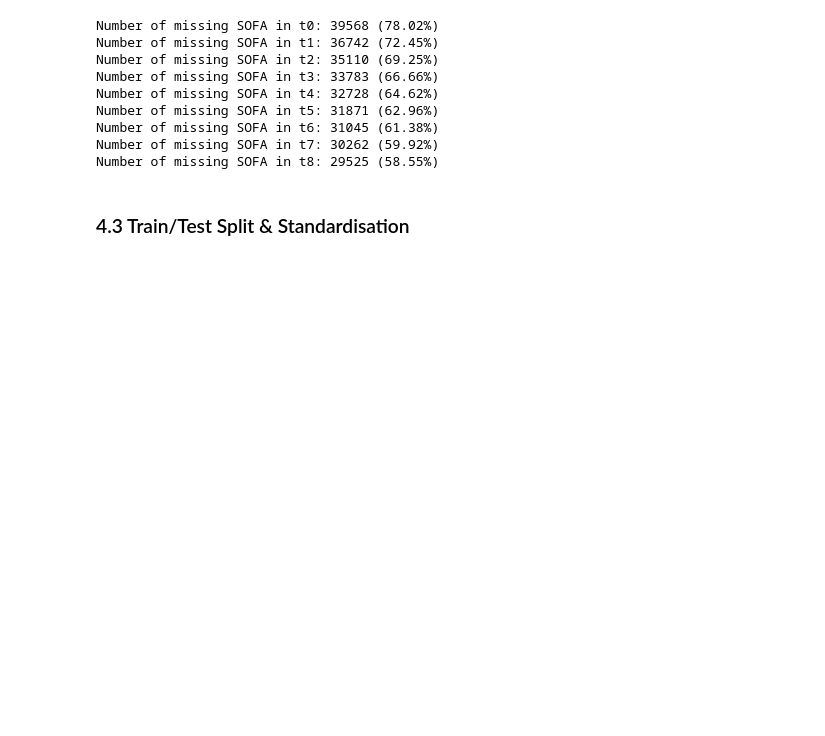
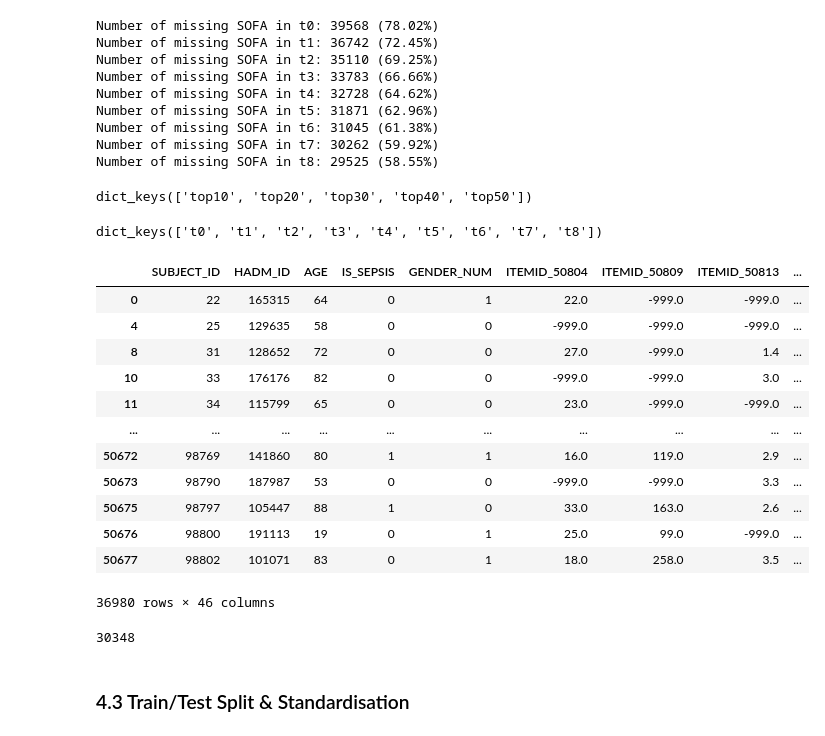
Before and after one commit to 23233408/CAPSTONE, a Jupyter notebook: Amy Hung/Traditional_ML_v1.ipynb, the cells around one changed output. Cells and saved outputs as stored; diff of their text form; code cells hidden in the pictures; blank space fills up the shorter version.

```diff
--- a/Amy Hung/Traditional_ML_v1.ipynb
+++ b/Amy Hung/Traditional_ML_v1.ipynb
@@ -200,3 +200,11 @@ Number of missing SOFA in t5: 31871 (62.96%)
 Number of missing SOFA in t6: 31045 (61.38%)
 Number of missing SOFA in t7: 30262 (59.92%)
 Number of missing SOFA in t8: 29525 (58.55%)
+# %%
+dfs_dict.keys()
+# %% [output]
+dict_keys(['top10', 'top20', 'top30', 'top40', 'top50'])
+# %%
+dfs_dict[key].keys()
+# %% [output]
+dict_keys(['t0', 't1', 't2', 't3', 't4', 't5', 't6', 't7', 't8'])
@@ -203,3 +230,23 @@ Number of missing SOFA in t8: 29525 (58.55%)
+# %%
+dfs_dict_without_missing['top40']['t3']
+# %% [output]
+|  | SUBJECT_ID | HADM_ID | AGE | IS_SEPSIS | GENDER_NUM | ITEMID_50804 | ITEMID_50809 | ITEMID_50813 | ... |
+| 0 | 22 | 165315 | 64 | 0 | 1 | 22.0 | -999.0 | -999.0 | ... |
+| 4 | 25 | 129635 | 58 | 0 | 0 | -999.0 | -999.0 | -999.0 | ... |
+| 8 | 31 | 128652 | 72 | 0 | 0 | 27.0 | -999.0 | 1.4 | ... |
+| 10 | 33 | 176176 | 82 | 0 | 0 | -999.0 | -999.0 | 3.0 | ... |
+| 11 | 34 | 115799 | 65 | 0 | 0 | 23.0 | -999.0 | -999.0 | ... |
+| ... | ... | ... | ... | ... | ... | ... | ... | ... | ... |
+| 50672 | 98769 | 141860 | 80 | 1 | 1 | 16.0 | 119.0 | 2.9 | ... |
+| 50673 | 98790 | 187987 | 53 | 0 | 0 | -999.0 | -999.0 | 3.3 | ... |
+| 50675 | 98797 | 105447 | 88 | 1 | 0 | 33.0 | 163.0 | 2.6 | ... |
+| 50676 | 98800 | 191113 | 19 | 0 | 1 | 25.0 | 99.0 | -999.0 | ... |
+| 50677 | 98802 | 101071 | 83 | 0 | 1 | 18.0 | 258.0 | 3.5 | ... |
+36980 rows × 46 columns
+# %%
+(dfs_dict_without_missing['top40']['t3']['ITEMID_50809'] == -999).sum(axis=0)
+# %% [output]
+30348
 # %% [markdown]
 ### 4.3 Train/Test Split & Standardisation
 # %%
```
Also changed, not shown: parts of 8 cells of this notebook.
